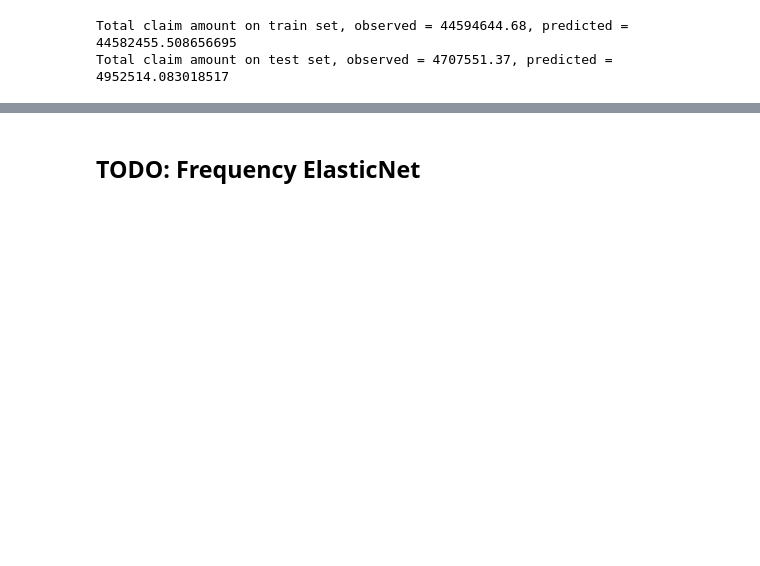
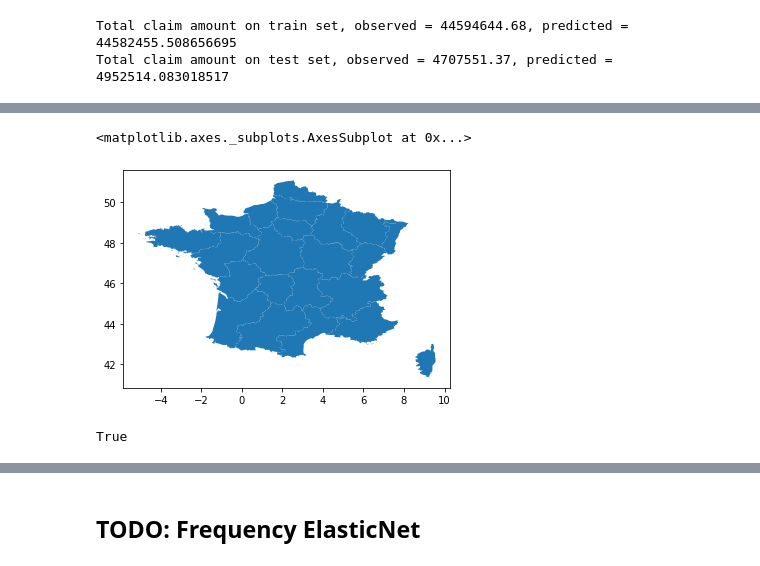
Before and after one commit to lorentzenchr/Tutorial_freMTPL2, a Jupyter notebook: glm_freMTPL2_example.ipynb, the cells around one changed output, grey strips where cells are left out. Saved outputs shown, nothing was run; the diff lists cells and outputs as text; code cells hidden in the pictures; blank space fills up the shorter version.

```diff
--- a/glm_freMTPL2_example.ipynb
+++ b/glm_freMTPL2_example.ipynb
@@ -888,0 +914,3 @@ Total claim amount on test set, observed = 4707551.37, predicted = 4952514.08301
+# %%
+gdf_france = geopd.read_file("regions-20140306-100m-shp/regions-20140306-100m.shp")
+gdf_france.head()
@@ -888,0 +924,15 @@ Total claim amount on test set, observed = 4707551.37, predicted = 4952514.08301
+# %%
+# filter out over-see regions
+gdf_france = gdf_france[~gdf_france["nom"].isin(["Guadeloupe", "Guyane", "La Réunion", "Martinique", "Mayotte"])]
+# define region to match the insurance data set
+gdf_france['Region'] = "R" + gdf_france['code_insee']
+# plot
+gdf_france.plot()
+# %% [output]
+<matplotlib.axes._subplots.AxesSubplot at 0x...>
+[figure, added]
+# %%
+# Check that the regions match
+set(gdf_france['Region']) == set(df['Region'])
+# %% [output]
+True
```
Also changed, not shown: parts of 41 cells of this notebook, 7 other files.
